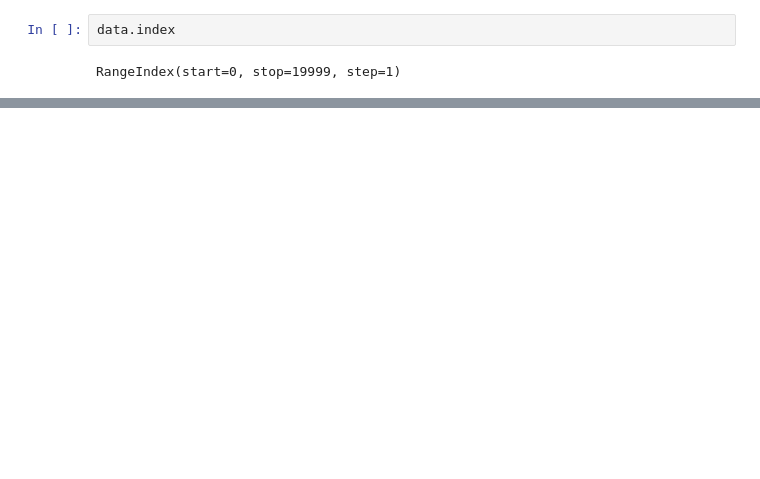
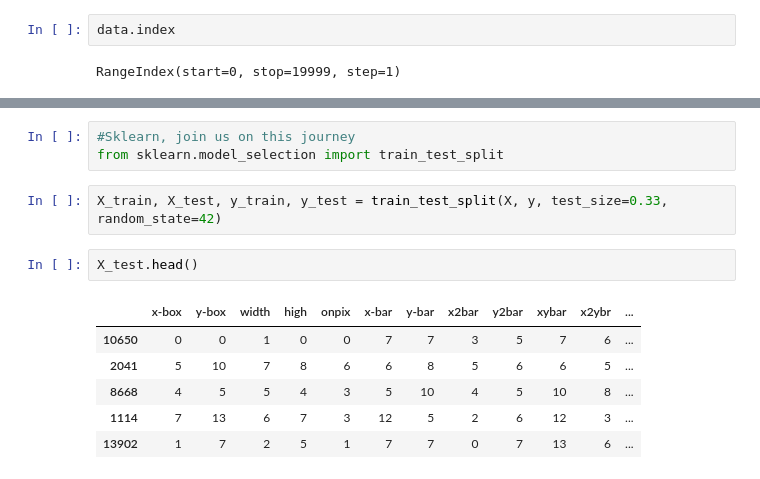
Before and after one commit to Lenferd/Machine-Learning, a Jupyter notebook: L1-dataset_review/letter-recognition-review.ipynb, the cells around one changed output, grey strips where cells are left out. Drawn from its saved outputs; the diff is of its cells as text; blank space fills up the shorter version.

```diff
--- a/L1-dataset_review/letter-recognition-review.ipynb
+++ b/L1-dataset_review/letter-recognition-review.ipynb
@@ -163,0 +225,14 @@ data.corr()
+# %%
+#Sklearn, join us on this journey
+from sklearn.model_selection import train_test_split
+# %%
+X_train, X_test, y_train, y_test = train_test_split(X, y, test_size=0.33, random_state=42)
+# %%
+X_test.head()
+# %% [output]
+|  | x-box | y-box | width | high | onpix | x-bar | y-bar | x2bar | y2bar | xybar | x2ybr | ... |
+| 10650 | 0 | 0 | 1 | 0 | 0 | 7 | 7 | 3 | 5 | 7 | 6 | ... |
+| 2041 | 5 | 10 | 7 | 8 | 6 | 6 | 8 | 5 | 6 | 6 | 5 | ... |
+| 8668 | 4 | 5 | 5 | 4 | 3 | 5 | 10 | 4 | 5 | 10 | 8 | ... |
+| 1114 | 7 | 13 | 6 | 7 | 3 | 12 | 5 | 2 | 6 | 12 | 3 | ... |
+| 13902 | 1 | 7 | 2 | 5 | 1 | 7 | 7 | 0 | 7 | 13 | 6 | ... |
```
Also changed, not shown: parts of 35 cells of this notebook.
